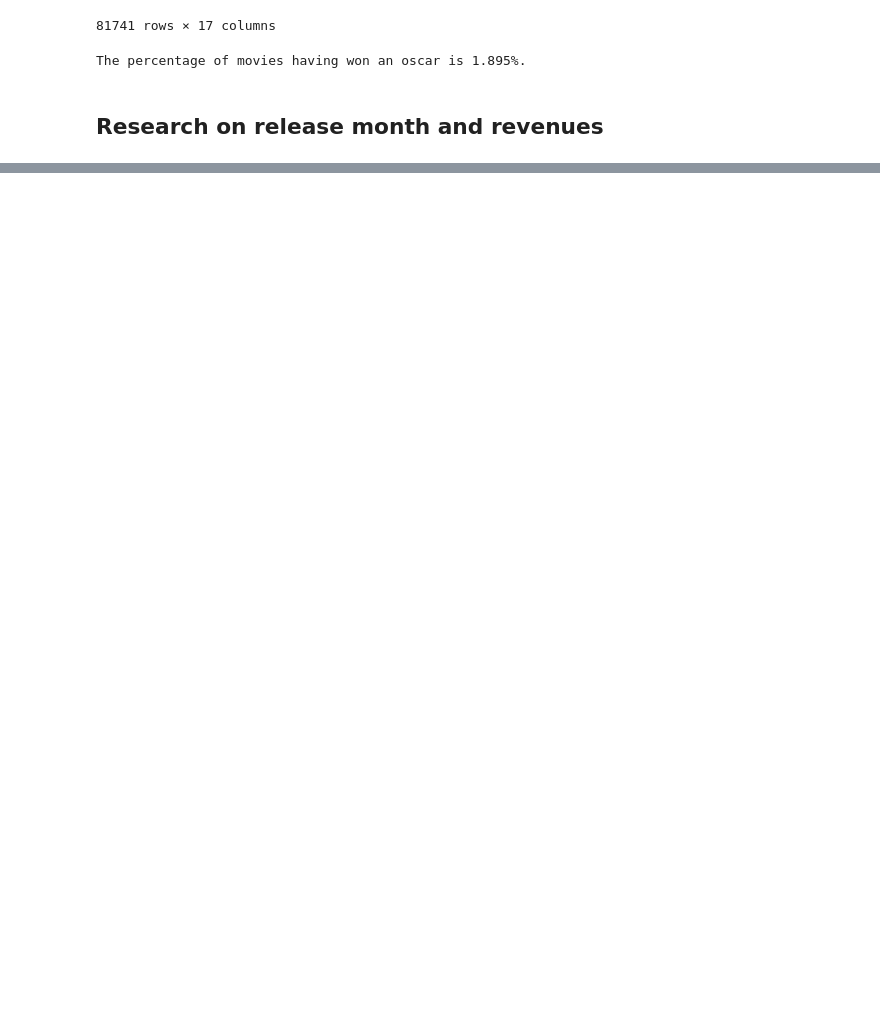
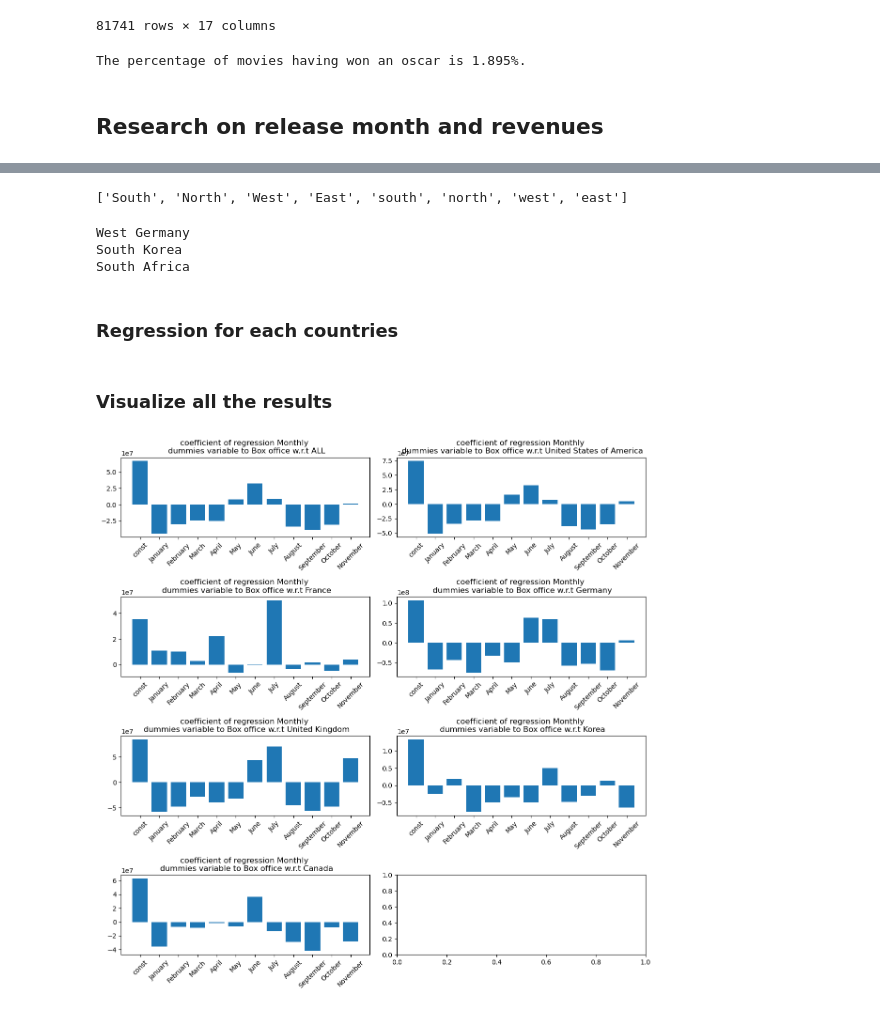
Before and after one commit to epfl-ada/ada-2023-project-deapdatadestroyers, a Jupyter notebook: data_movie_analysis.ipynb, the cells around one changed output, grey strips where cells are left out. Drawn from its saved outputs; the diff is of its cells as text; code cells hidden in the pictures; blank space fills up the shorter version.

Commit message:
update by wen for monthly research

```diff
--- a/data_movie_analysis.ipynb
+++ b/data_movie_analysis.ipynb
@@ -409,6 +409,12 @@ display(df_movie)
 # %%
+#0. use w as a dictionary to store the coefficient.
+w = {}
+
+#1. regress X on Y
 movie_revenues = df_movie['Box office'].values
 month_release = pd.get_dummies(df_movie['Month']).values
-#remove one month column to select it as a baseline here january
+#remove one month column to select it as a baseline here December
 month_release = month_release[:, :-1].astype(int)
 month_release = sm.add_constant(month_release)
+model = sm.OLS(movie_revenues, month_release).fit()
+w['ALL'] = model.params
@@ -447,0 +423,71 @@ Notes:
+# %%
+#The following step is to find the list of all the countries name which is show in the 'Countries (Freebase ID:name tuples)' column
+# Define a function to extract country names
+def extract_countries(location):
+    # Convert the string to a dictionary
+    location_dict = json.loads(location.replace("'", "\""))
+    # Extract and return the country names
+    return list(location_dict.values())
+#transfer the text of 'Countries (Freebase ID:name tuples)' into some string only contain the countries name
+df_aux = df_movie['Countries (Freebase ID:name tuples)'].apply(extract_countries)
+df_aux = pd.DataFrame(df_aux.apply(lambda x: ', '.join(x) if x else None))
+df_aux = df_aux.dropna()
+#list the unique countries name.
+list_of_countries = df_aux['Countries (Freebase ID:name tuples)'].unique()
+string_of_countries = ','.join(list_of_countries)
+list_of_countries = string_of_countries.split(',')
+list_of_countries = [x.strip() for x in list_of_countries]
+list_of_countries = list(set(list_of_countries))
+#drop the name with direction (e.g west, south, east)
+direction = ['South','North','West','East']
+direction_2 = [ x.lower() for x in direction]
+di = direction + direction_2
+display(di)
+for i in list_of_countries:
+    if any(substring in i for substring in di):
+        print(i)
+#delete south korea and west germany
+list_of_countries.remove('South Korea')
+list_of_countries.remove('West Germany')
+# %% [output]
+['South', 'North', 'West', 'East', 'south', 'north', 'west', 'east']
+West Germany
+South Korea
+South Africa
+# %% [markdown]
+### Regression for each countries
+# %%
+#we only research on the countries with data more than 200.
+for country in list_of_countries:
+    index_of_data = df_movie['Countries (Freebase ID:name tuples)'].str.contains(country)
+    if index_of_data.sum() >= 200:
+        model = sm.OLS(df_movie[index_of_data]['Box office'].values, month_release[index_of_data,:]).fit()
+        w[country] = model.params
+# %% [markdown]
+### Visualize all the results
+# %%
+import calendar
+# Generate a list of month names
+months = list(calendar.month_name)[1:]
+months = months[:-1]
+months.insert(0, 'const')
+
+# Create a subplot with 4 rows and 2 columns
+fig, axes = plt.subplots(4, 2, figsize=(12, 12))
+axes = axes.flatten()
+
+# Create bar charts for each country
+for i, name in zip(np.arange(0,8),w.keys()):
+    ax = axes[i]
+    ax.bar(months, w[name])
+    ax.set_title('coefficient of regression Monthly \n dummies variable to Box office w.r.t {}'.format(name))
+    ax.set_xticks(range(len(months)))
+    ax.set_xticklabels(months, rotation=45)
+
+# Adjust layout for better spacing
+plt.tight_layout()
+
+# Show the plot
+plt.show()
+# %% [output]
+[figure, added]
```
Also changed, not shown: parts of 11 cells of this notebook.
